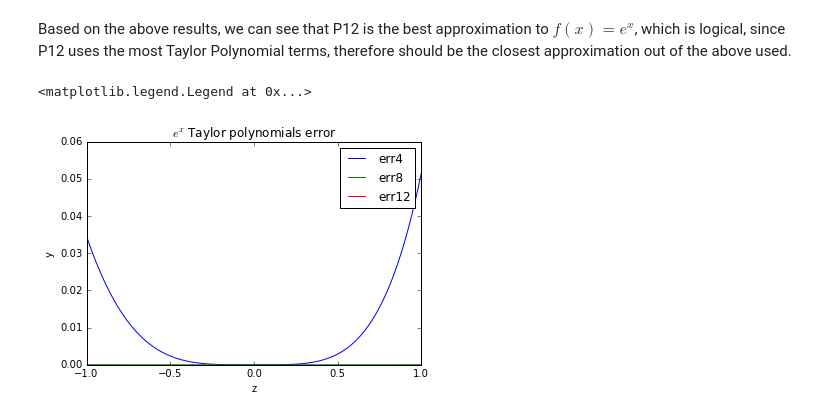
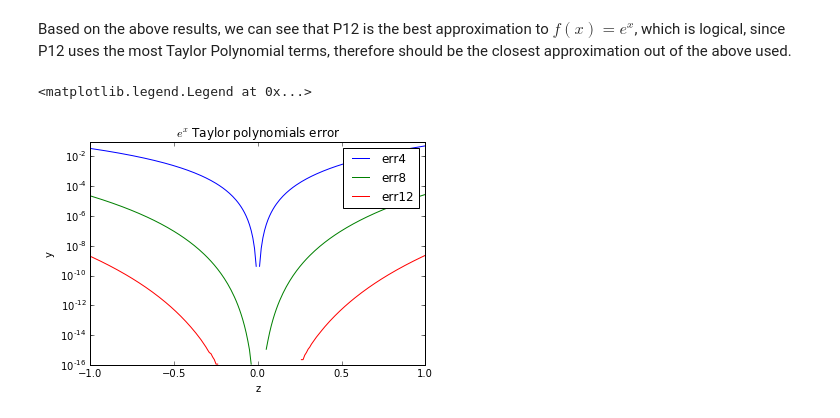
Before and after one commit to popov95s/MATH3316, a Jupyter notebook: Project1/proj1_a.ipynb, the cells around one changed output. Saved outputs shown, nothing was run; the diff lists cells and outputs as text; code cells hidden in the pictures.

```diff
--- a/Project1/proj1_a.ipynb
+++ b/Project1/proj1_a.ipynb
@@ -33,13 +33,13 @@ legend()
 # %% [markdown]
 Based on the above results, we can see that P12 is the best approximation to $f(x)=e^x$, which is logical, since P12 uses the most Taylor Polynomial terms, therefore should be the closest approximation out of the above used.
 # %%
-plot(z, err4, label= 'err4')
-plot(z, err8, label= 'err8')
-plot(z, err12, label='err12')
+semilogy(z, err4, label= 'err4')
+semilogy(z, err8, label= 'err8')
+semilogy(z, err12, label='err12')
 xlabel('z')
 ylabel('y')
 title('$e^x$ Taylor polynomials error')
 legend()
 # %% [output]
 <matplotlib.legend.Legend at 0x...>
-[figure, old version]
+[figure, new version]
```
Also changed, not shown: 6 other files.
